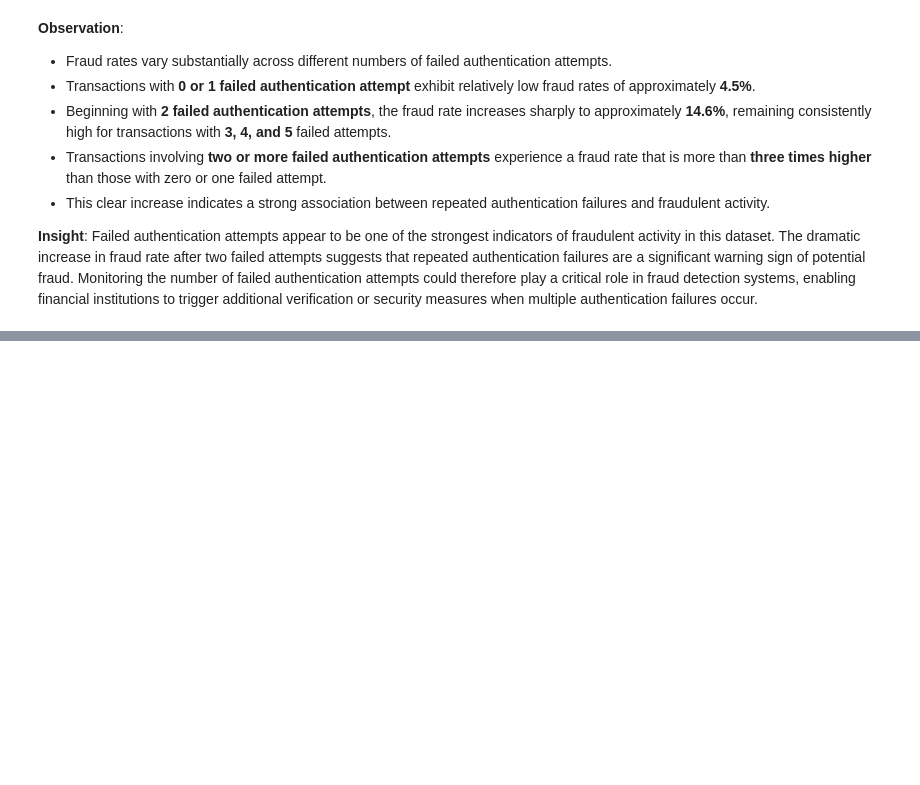
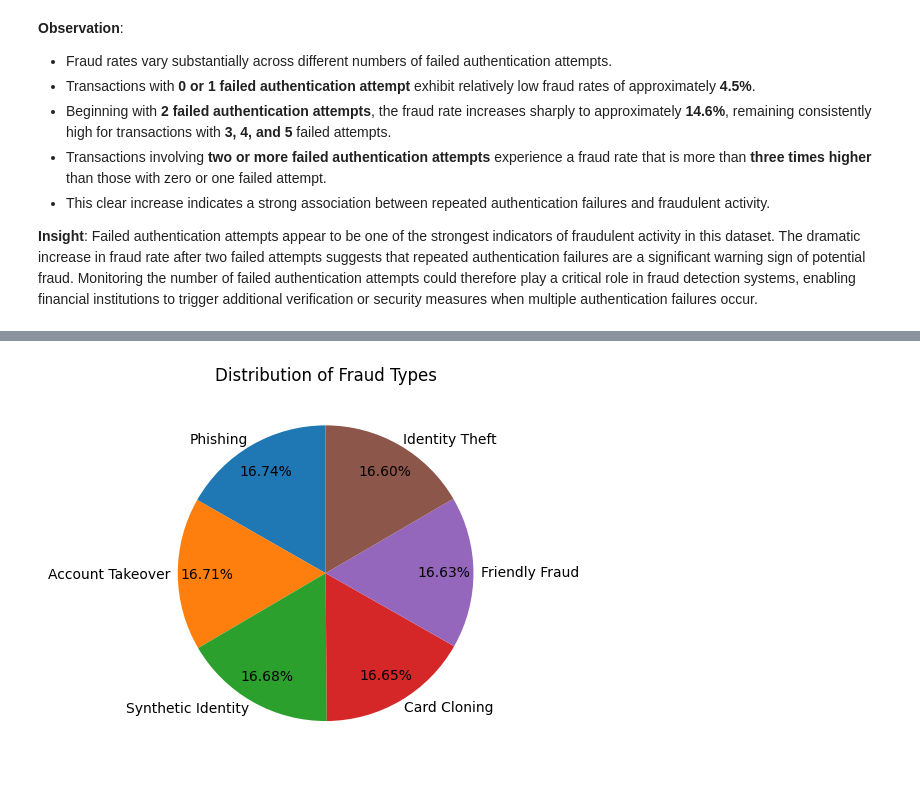
Before and after one commit to abhi-saurav-saroya/bank-fraud-eda, a Jupyter notebook: notebooks/02_exploratory_data_analysis.ipynb, the cells around one changed output, grey strips where cells are left out. Drawn from its saved outputs; the diff is of its cells as text; code cells hidden in the pictures; blank space fills up the shorter version.

```diff
--- a/notebooks/02_exploratory_data_analysis.ipynb
+++ b/notebooks/02_exploratory_data_analysis.ipynb
@@ -2517,0 +2551,17 @@ plt.show()
+# %%
+fraud_counts = df[df["is_fraud"] == 1]["fraud_type"].value_counts()
+
+plt.pie(
+    fraud_counts,
+    labels=fraud_counts.index,
+    autopct="%1.2f%%",
+    startangle=90,
+    pctdistance=0.8,
+    labeldistance=1.05
+)
+
+plt.title("Distribution of Fraud Types")
+
+plt.show()
+# %% [output]
+[figure, added]
```
Also changed, not shown: parts of 5 cells of this notebook.
